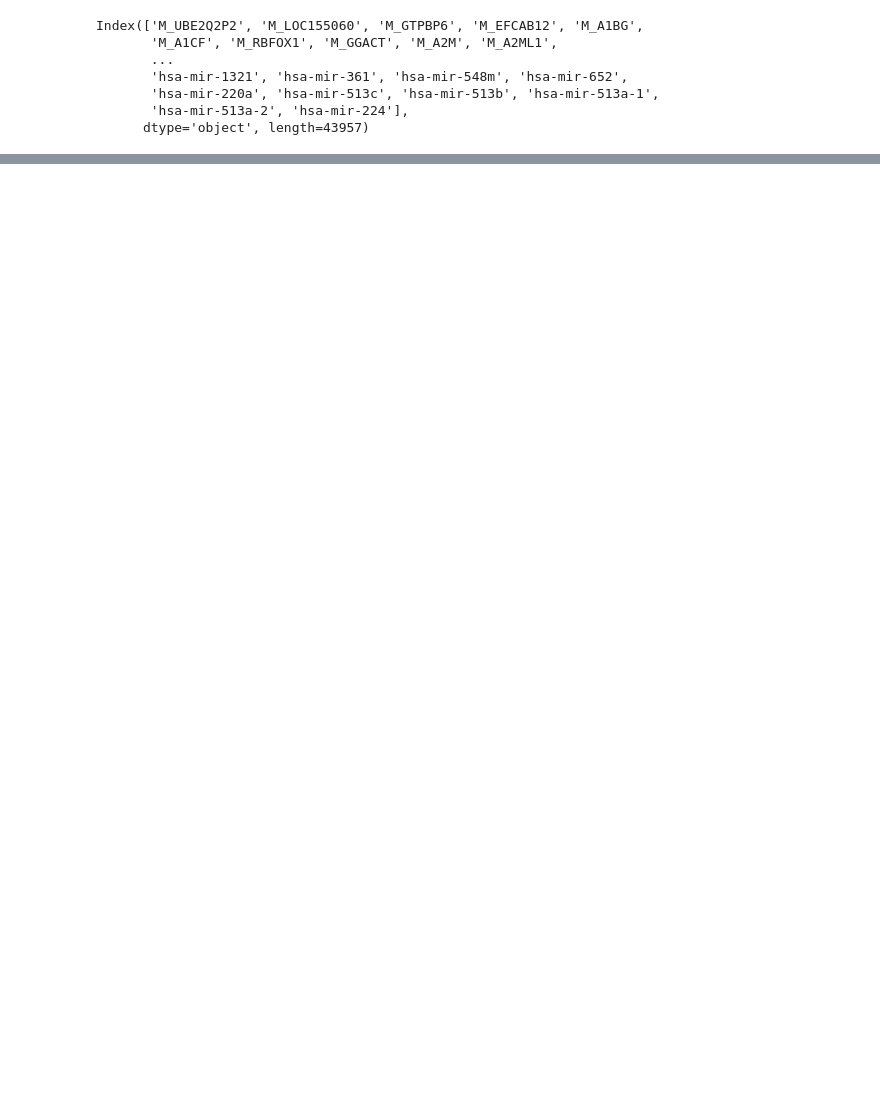
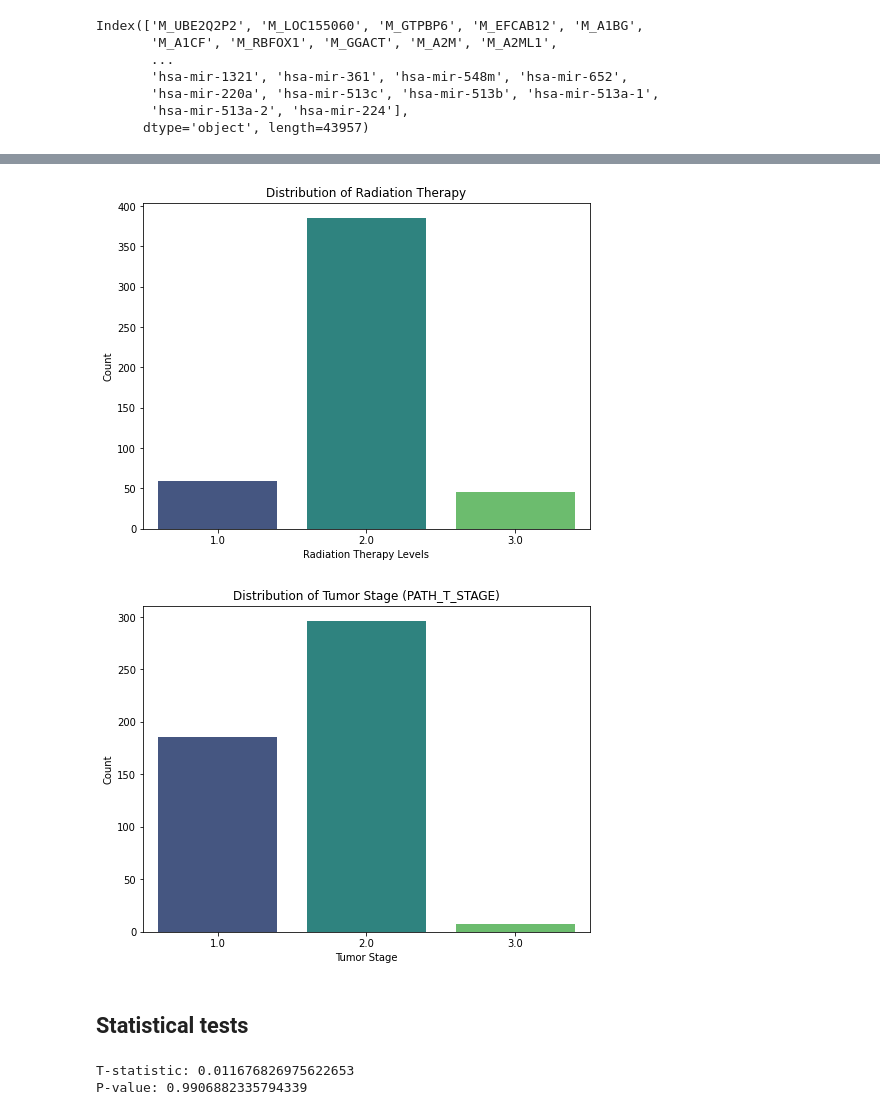
Before and after one commit to yamlakyam/Multifactor-Analysis-of-Prostate-Cancer-Outcome, a Jupyter notebook: Analysis.ipynb, the cells around one changed output, grey strips where cells are left out. Saved outputs shown, nothing was run; the diff lists cells and outputs as text; code cells hidden in the pictures; blank space fills up the shorter version.

```diff
--- a/Analysis.ipynb
+++ b/Analysis.ipynb
@@ -310,0 +369,37 @@ len(selected_features_for_response)
+# %%
+# Bar plot for radiation therapy (categorical variable)
+plt.figure(figsize=(8, 6))
+sns.countplot(x='RADIATION_THERAPY', data=data_filtered, palette='viridis')
+plt.title('Distribution of Radiation Therapy')
+plt.xlabel('Radiation Therapy Levels')
+plt.ylabel('Count')
+plt.show()
+
+# Bar plot for tumor stage (PATH_T_STAGE)
+plt.figure(figsize=(8, 6))
+sns.countplot(x='PATH_T_STAGE', data=data_filtered, palette='viridis')
+plt.title('Distribution of Tumor Stage (PATH_T_STAGE)')
+plt.xlabel('Tumor Stage')
+plt.ylabel('Count')
+plt.show()
+# %% [output]
+[figure, added]
+[figure, added]
+# %% [markdown]
+## Statistical tests
+# %%
+from scipy.stats import ttest_ind
+
+# Split the data into two groups: no recurrence and recurrence
+group1 = data_filtered[data_filtered['NEW_TUMOR_EVENT_AFTER_INITIAL_TREATMENT'] == 1]['AGE']  # No recurrence
+group2 = data_filtered[data_filtered['NEW_TUMOR_EVENT_AFTER_INITIAL_TREATMENT'].isin([2, 3])]['AGE']  # Recurrence
+
+# Perform t-test
+t_stat, p_value = ttest_ind(group1, group2)
+
+# Output results
+print(f"T-statistic: {t_stat}")
+print(f"P-value: {p_value}")
+# %% [output]
+T-statistic: 0.011676826975622653
+P-value: 0.9906882335794339
```
Also changed, not shown: parts of 40 cells of this notebook.
